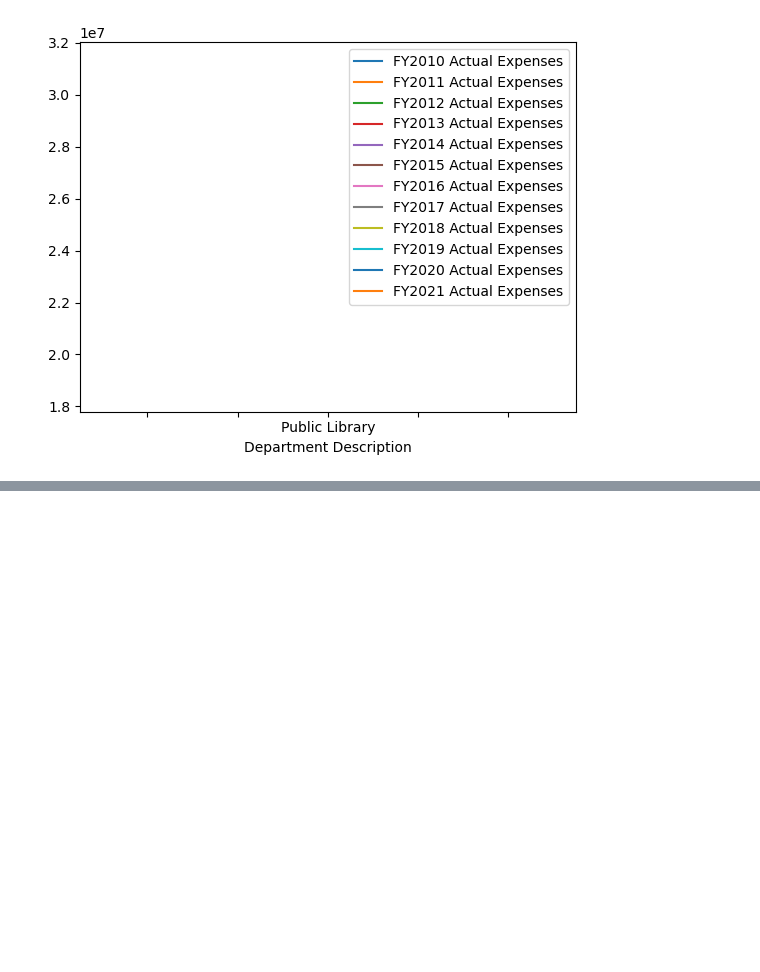
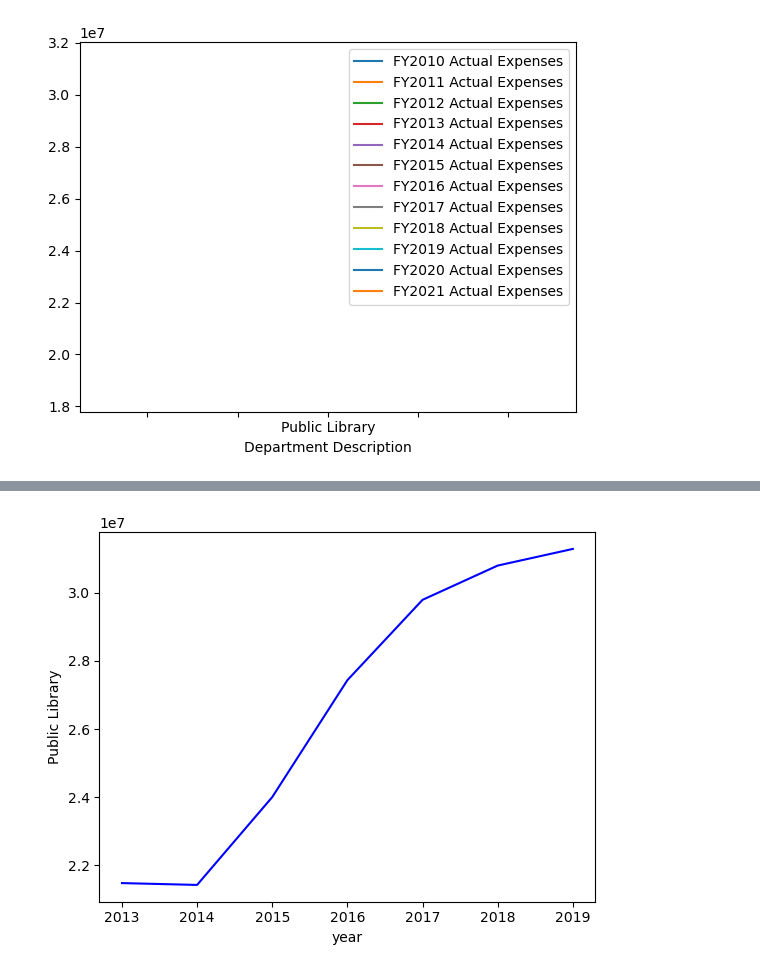
Before and after one commit to jwhankins177/capstone-budget-impact-jupyternb-python, a Jupyter notebook: notebooks/act_lib.ipynb, the cells around one changed output, grey strips where cells are left out. Saved outputs shown, nothing was run; the diff lists cells and outputs as text; code cells hidden in the pictures; blank space fills up the shorter version.

```diff
--- a/notebooks/act_lib.ipynb
+++ b/notebooks/act_lib.ipynb
@@ -389,0 +451,11 @@ lib_13_19.plot(kind="line")
+# %%
+ax1 = sns.lineplot(
+    y ='Public Library',
+    x = 'year',
+    data=lib_13_19,
+
+    sort=False,
+    color='blue'
+)
+# %% [output]
+[figure, added]
```
Also changed, not shown: parts of 7 cells of this notebook, 1 other file.
